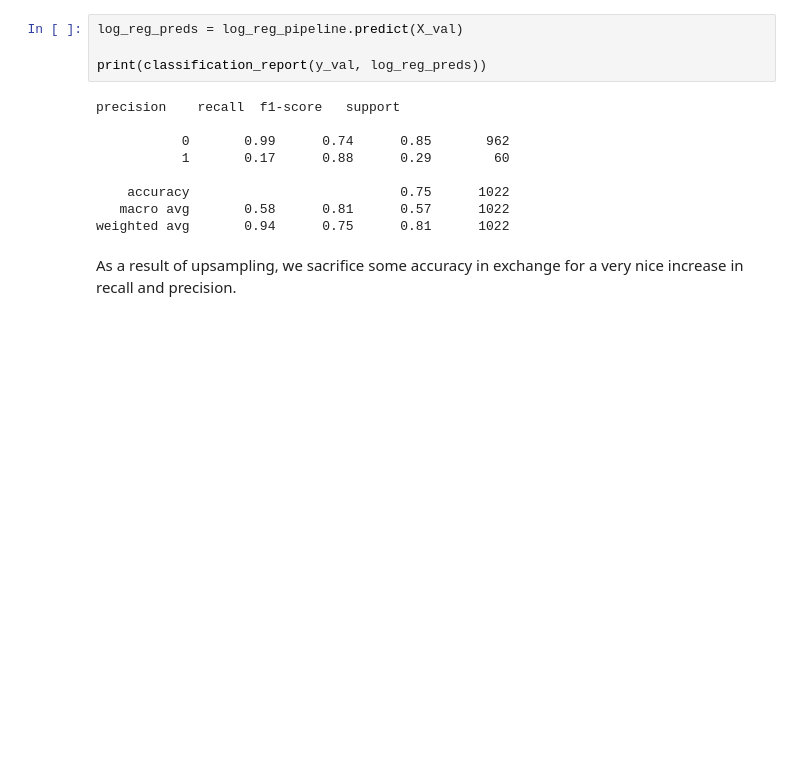
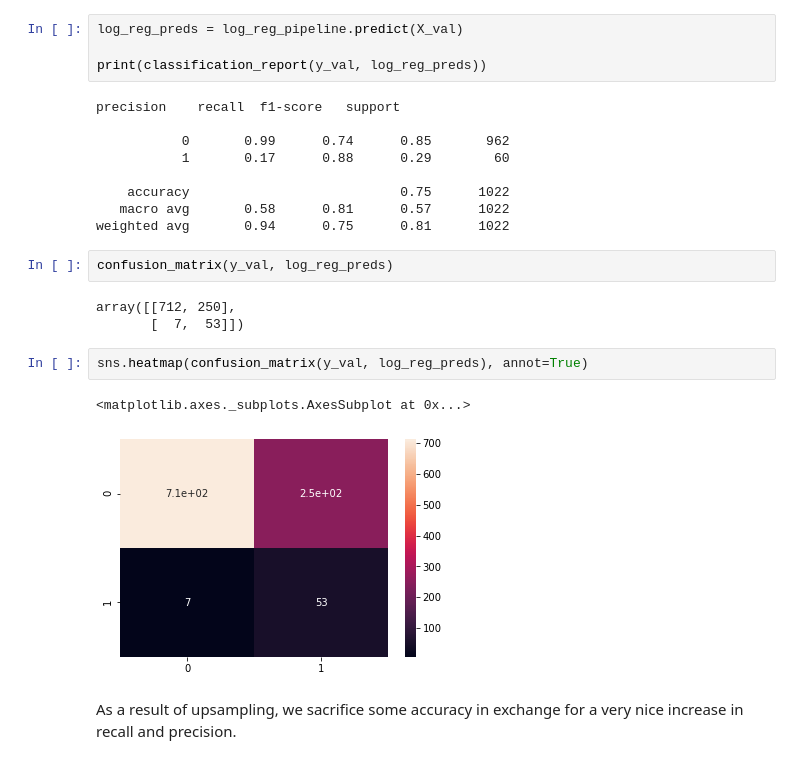
Before and after one commit to jordan-maulino/stroke_prediction, a Jupyter notebook: stroke_prediction.ipynb, the cells around one changed output. Saved outputs shown, nothing was run; the diff lists cells and outputs as text; blank space fills up the shorter version.

Commit message:
confusion matrices

```diff
--- a/stroke_prediction.ipynb
+++ b/stroke_prediction.ipynb
@@ -404,6 +402,16 @@ precision    recall  f1-score   support
     accuracy                           0.75      1022
    macro avg       0.58      0.81      0.57      1022
 weighted avg       0.94      0.75      0.81      1022
+# %%
+confusion_matrix(y_val, log_reg_preds)
+# %% [output]
+array([[712, 250],
+       [  7,  53]])
+# %%
+sns.heatmap(confusion_matrix(y_val, log_reg_preds), annot=True)
+# %% [output]
+<matplotlib.axes._subplots.AxesSubplot at 0x...>
+[figure, added]
 # %% [markdown]
 As a result of upsampling, we sacrifice some accuracy in exchange for a very nice increase in recall and precision.
 # %% [markdown]
```
Also changed, not shown: parts of 5 cells of this notebook.
